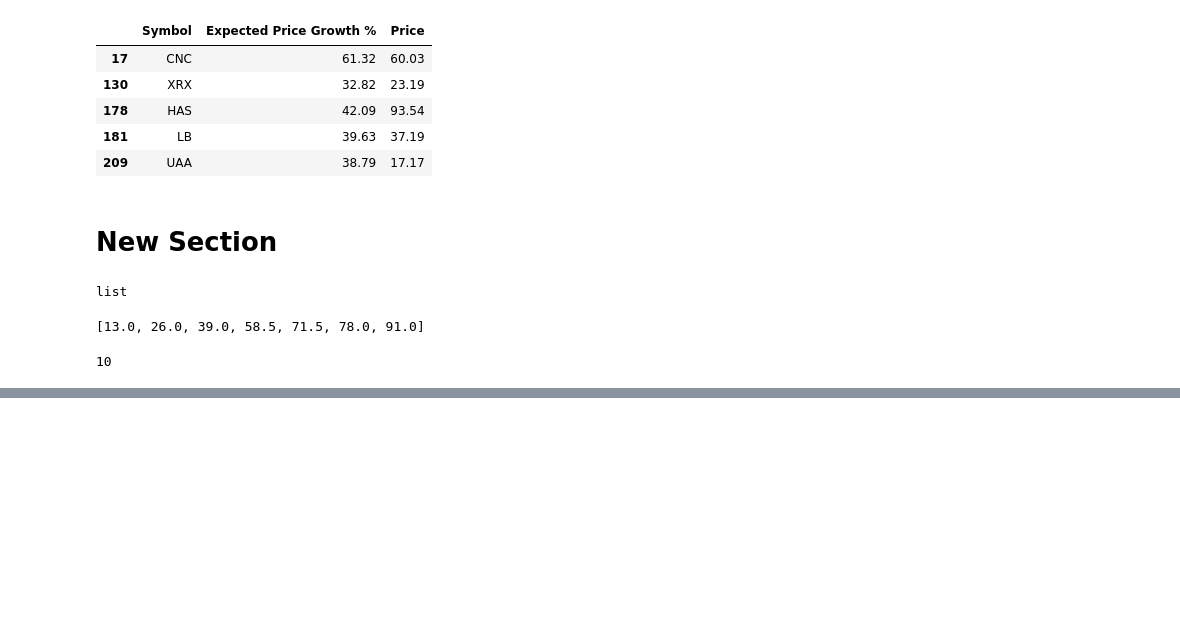
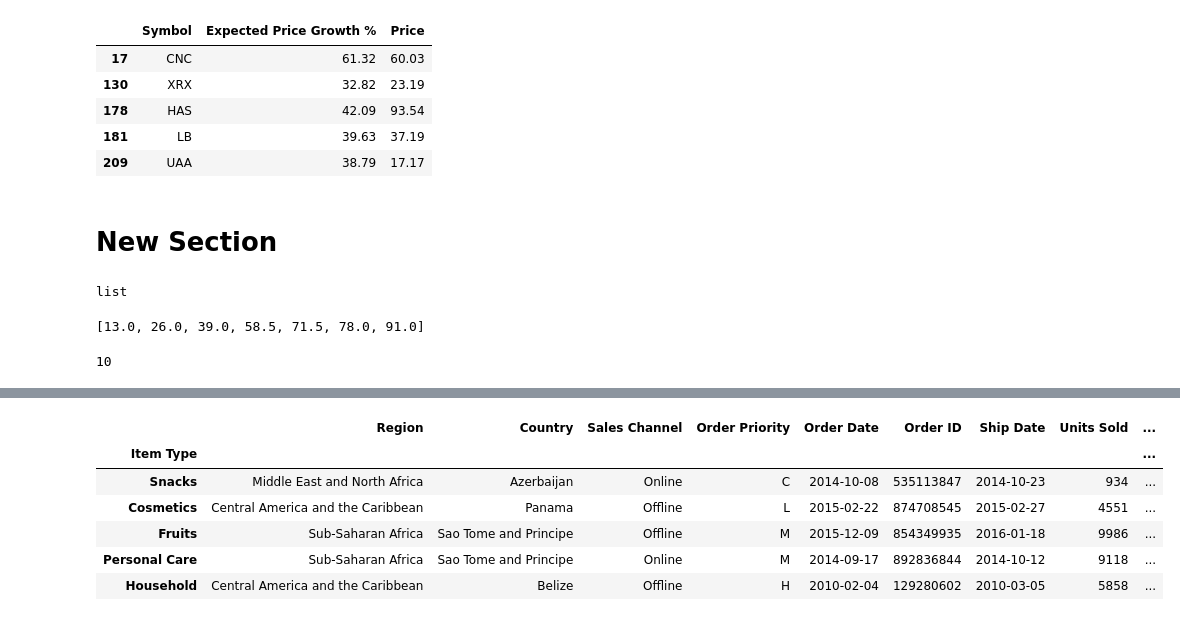
Before and after one commit to anhmaiusa/AnhMai, a Jupyter notebook: Python_for_Accountant.ipynb, the cells around one changed output, grey strips where cells are left out. Saved outputs shown, nothing was run; the diff lists cells and outputs as text; code cells hidden in the pictures; blank space fills up the shorter version.

```diff
--- a/Python_for_Accountant.ipynb
+++ b/Python_for_Accountant.ipynb
@@ -385,0 +469,10 @@ print(year)
+# %%
+data.head()
+# %% [output]
+|  | Region | Country | Sales Channel | Order Priority | Order Date | Order ID | Ship Date | Units Sold | ... |
+| Item Type |  |  |  |  |  |  |  |  | ... |
+| Snacks | Middle East and North Africa | Azerbaijan | Online | C | 2014-10-08 | 535113847 | 2014-10-23 | 934 | ... |
+| Cosmetics | Central America and the Caribbean | Panama | Offline | L | 2015-02-22 | 874708545 | 2015-02-27 | 4551 | ... |
+| Fruits | Sub-Saharan Africa | Sao Tome and Principe | Offline | M | 2015-12-09 | 854349935 | 2016-01-18 | 9986 | ... |
+| Personal Care | Sub-Saharan Africa | Sao Tome and Principe | Online | M | 2014-09-17 | 892836844 | 2014-10-12 | 9118 | ... |
+| Household | Central America and the Caribbean | Belize | Offline | H | 2010-02-04 | 129280602 | 2010-03-05 | 5858 | ... |
```
Also changed, not shown: parts of 23 cells of this notebook.
